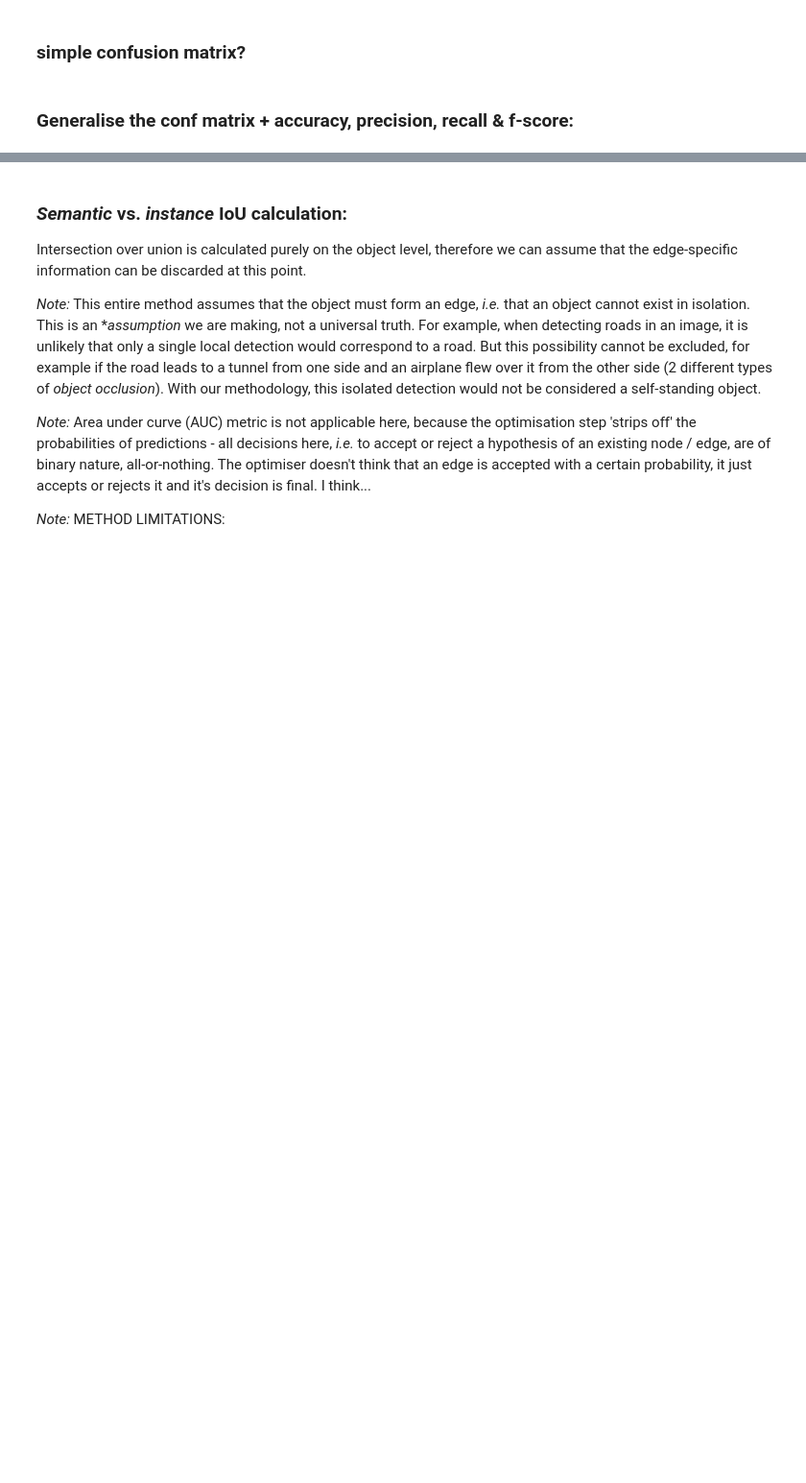
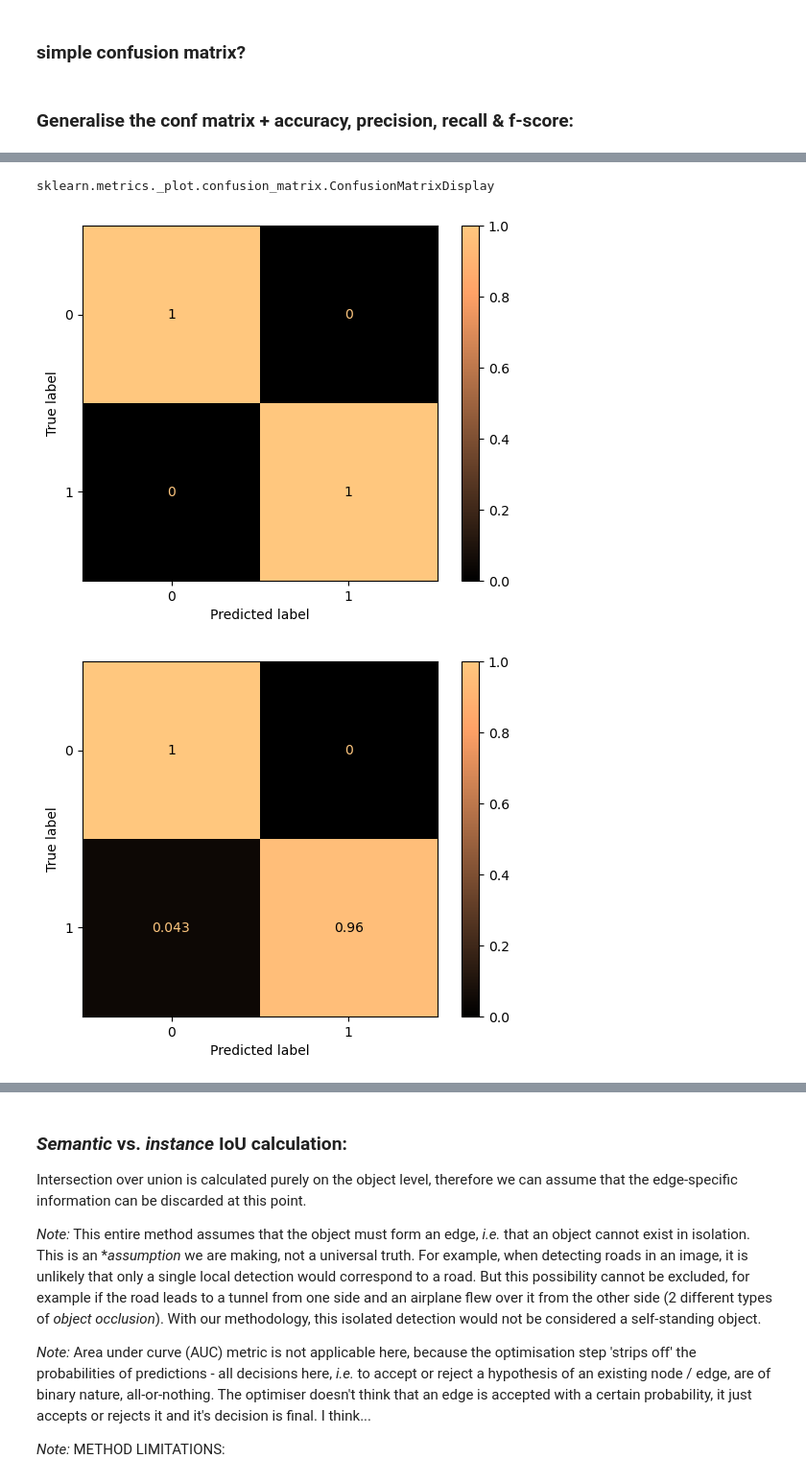
Before and after one commit to alan-turing-institute/grace, a Jupyter notebook: notebooks/measure_graph.ipynb, the cells around one changed output, grey strips where cells are left out. Shown at 96% size. Drawn from its saved outputs; the diff is of its cells as text; code cells hidden in the pictures; blank space fills up the shorter version.

```diff
--- a/notebooks/measure_graph.ipynb
+++ b/notebooks/measure_graph.ipynb
@@ -139,0 +171,10 @@ cm_nodes_nrm, cm_edges_nrm
+# %%
+f1 = ConfusionMatrixDisplay.from_predictions(y_pred=y_pred_nodes, y_true=y_true_nodes, normalize='true', cmap='copper', xticks_rotation=0)
+f2 = ConfusionMatrixDisplay.from_predictions(y_pred=y_pred_edges, y_true=y_true_edges, normalize='true', cmap='copper', xticks_rotation=0)
+# plt.title("Hello")
+# plt.show()
+type(f1)
+# %% [output]
+sklearn.metrics._plot.confusion_matrix.ConfusionMatrixDisplay
+[figure, added]
+[figure, added]
```
Also changed, not shown: parts of 25 cells of this notebook, 2 other files.
